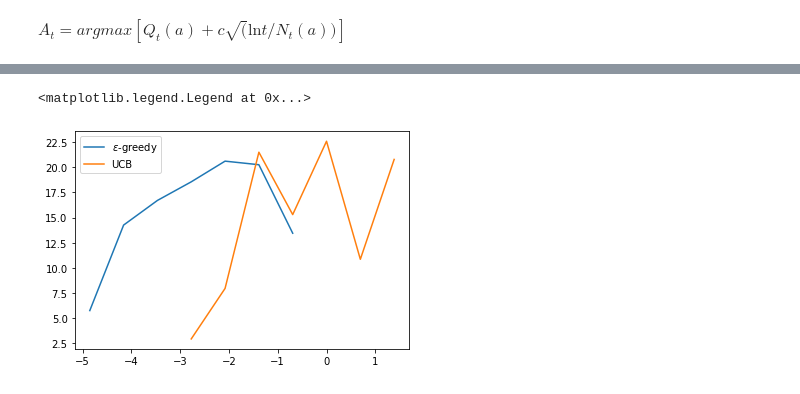
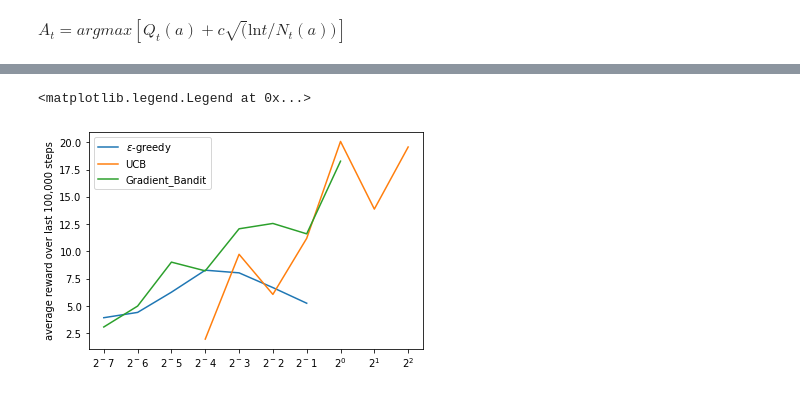
Before and after one commit to greenster3000/sutton, a Jupyter notebook: notebooks/chapter_2.ipynb, the cells around one changed output, grey strips where cells are left out. Drawn from its saved outputs; the diff is of its cells as text; code cells hidden in the pictures.

```diff
--- a/notebooks/chapter_2.ipynb
+++ b/notebooks/chapter_2.ipynb
@@ -86,6 +86,8 @@ ASSESSMENT = int(1e5)
 ALPHAS = [2**n for n in range(-7, 0)]
 EPSILONS = [2**n for n in range(-7, 0)]
 CS = [2**n for n in range(-4, 3)]
+# %%
+def softmax()
 # %%
 bandit_means = [0] * 10
 
@@ -207,0 +212,7 @@ for C in CS:
+# %%
+STEPS = 200_000
+ALPHAS = [2**n for n in range(-7, 3)]
+# %%
+def softmax(Hs):
+    denom = sum([np.exp(b) for b in Hs])
+    return [np.exp(a) / denom for a in Hs]
@@ -208,18 +277,33 @@ for C in CS:
 # %%
+xticks = list(range(-7, 3))
+xlabels = [f"$2^{x}$" for x in xticks]
+
 x = []
 y = []
 for key, value in exp_dict.items():
     x.append(key)
     y.append(np.mean(value[ASSESSMENT:]))
 
 ucb_x = []
 ucb_y = []
 for key, value in UCB_dict.items():
     ucb_x.append(key)
     ucb_y.append(np.mean(value[ASSESSMENT:]))
-plt.plot(np.log(x), y, label="$\epsilon$-greedy")
-plt.plot(np.log(ucb_x), ucb_y, label="UCB")
+
+grad_x = []
+grad_y = []
+for key, value in grad_dict.items():
+    grad_x.append(key)
+    grad_y.append(np.mean(value[ASSESSMENT:]))
+
+
+plt.plot(np.log2(x), y, label="$\epsilon$-greedy")
+plt.plot(np.log2(ucb_x), ucb_y, label="UCB")
+plt.plot(np.log2(grad_x), grad_y, label="Gradient_Bandit")
+
+plt.xticks(xticks, xlabels)
+plt.ylabel("average reward over last 100,000 steps")
 plt.legend()
 # %% [output]
 <matplotlib.legend.Legend at 0x...>
-[figure, old version]
+[figure, new version]
```
Also changed, not shown: parts of 5 cells of this notebook.
